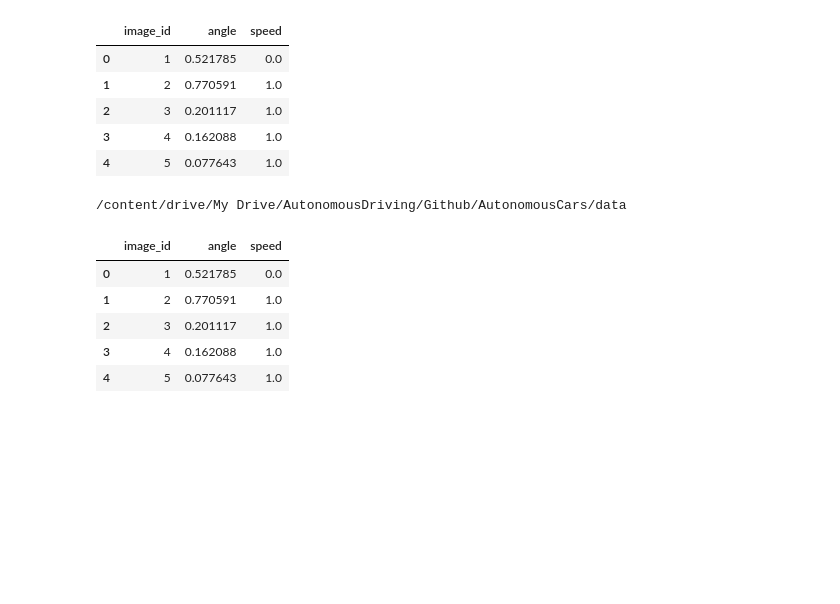
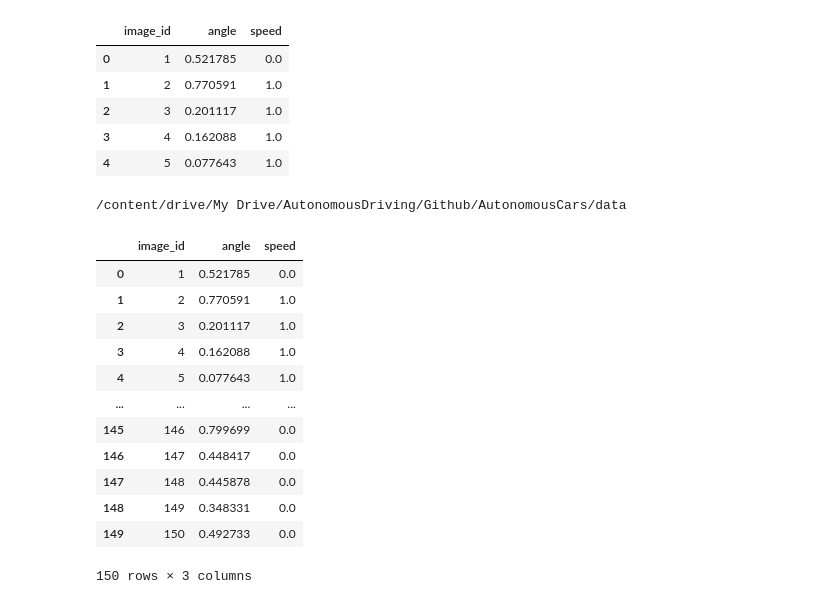
Before and after one commit to lindenblack/AutonomousCars, a Jupyter notebook: MakeSubmission.ipynb, the cells around one changed output. Saved outputs shown, nothing was run; the diff lists cells and outputs as text; code cells hidden in the pictures; blank space fills up the shorter version.

```diff
--- a/MakeSubmission.ipynb
+++ b/MakeSubmission.ipynb
@@ -117,0 +196,6 @@ submissionFrame.drop(['index'],inplace=True,axis='columns')
+# %%
+X_final = []
+for img_index in range(X.shape[0] ):
+  X_f = img_preprocess(X[img_index,:,:,:])
+  X_final.append(X_f)
+X_final = np.array(X_final)
@@ -118,3 +208,9 @@ submissionFrame.drop(['index'],inplace=True,axis='columns')
+# %%
+model = load_model(path+'/Angle_prediction_model.h5')
+# %%
+steering_angle = model.predict(X_final)
+# %%
+submissionFrame["angle"] = steering_angle
 # %%
 submissionFrame.sort_values(by=['image_id'],inplace=True)
 # %%
@@ -140,9 +233,16 @@ submissionFrame.to_csv("sampleSubmission.csv")
 # %%
-submissionFrame.head()
+submissionFrame.head(150)
 # %% [output]
 |  | image_id | angle | speed |
 | 0 | 1 | 0.521785 | 0.0 |
 | 1 | 2 | 0.770591 | 1.0 |
 | 2 | 3 | 0.201117 | 1.0 |
 | 3 | 4 | 0.162088 | 1.0 |
 | 4 | 5 | 0.077643 | 1.0 |
+| ... | ... | ... | ... |
+| 145 | 146 | 0.799699 | 0.0 |
+| 146 | 147 | 0.448417 | 0.0 |
+| 147 | 148 | 0.445878 | 0.0 |
+| 148 | 149 | 0.348331 | 0.0 |
+| 149 | 150 | 0.492733 | 0.0 |
+150 rows × 3 columns
```
Also changed, not shown: parts of 16 cells of this notebook.
